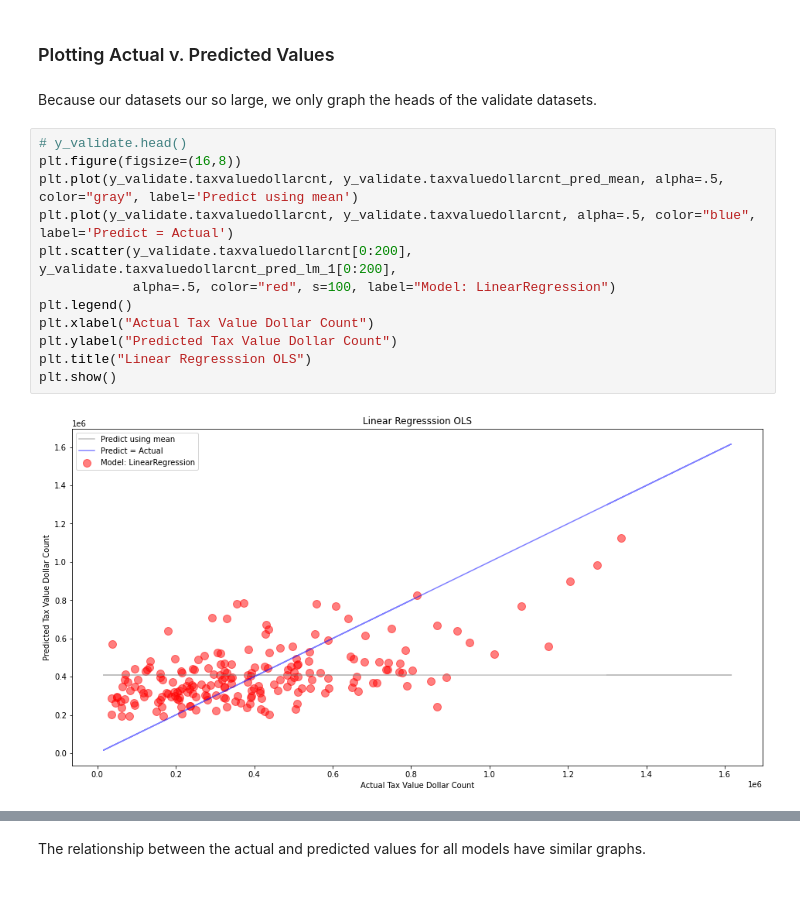
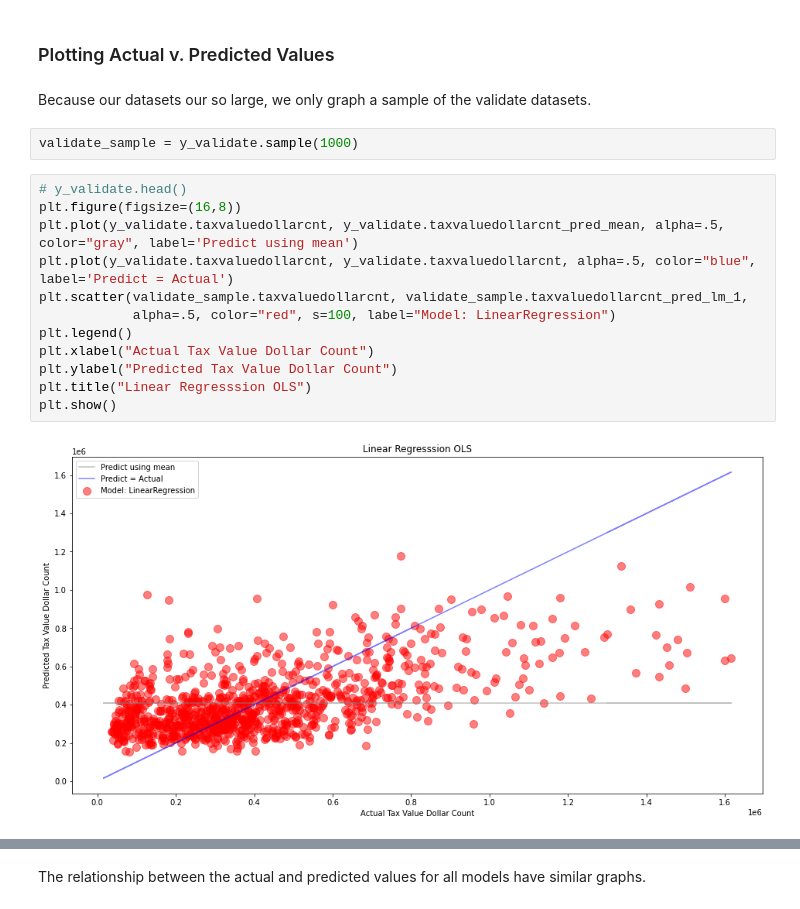
Before and after one commit to malachi-hale/Zillow-Project, a Jupyter notebook: Final_Project.ipynb, the cells around one changed output, grey strips where cells are left out. Cells and saved outputs as stored; diff of their text form.

```diff
--- a/Final_Project.ipynb
+++ b/Final_Project.ipynb
@@ -1078,21 +1078,23 @@ y_train.head()
 # %% [markdown]
 ### Plotting Actual v. Predicted Values
 # %% [markdown]
-Because our datasets our so large, we only graph the heads of the validate datasets.
+Because our datasets our so large, we only graph a sample of the validate datasets.
+# %%
+validate_sample = y_validate.sample(1000)
 # %%
 # y_validate.head()
 plt.figure(figsize=(16,8))
 plt.plot(y_validate.taxvaluedollarcnt, y_validate.taxvaluedollarcnt_pred_mean, alpha=.5, color="gray", label='Predict using mean')
 plt.plot(y_validate.taxvaluedollarcnt, y_validate.taxvaluedollarcnt, alpha=.5, color="blue", label='Predict = Actual')
-plt.scatter(y_validate.taxvaluedollarcnt[0:200], y_validate.taxvaluedollarcnt_pred_lm_1[0:200],
+plt.scatter(validate_sample.taxvaluedollarcnt, validate_sample.taxvaluedollarcnt_pred_lm_1,
             alpha=.5, color="red", s=100, label="Model: LinearRegression")
 plt.legend()
 plt.xlabel("Actual Tax Value Dollar Count")
 plt.ylabel("Predicted Tax Value Dollar Count")
 plt.title("Linear Regresssion OLS")
 plt.show()
 # %% [output]
-[figure, old version]
+[figure, new version]
 # %%
 # y_validate.head()
 plt.figure(figsize=(16,8))
```
Also changed, not shown: parts of 6 cells of this notebook.
